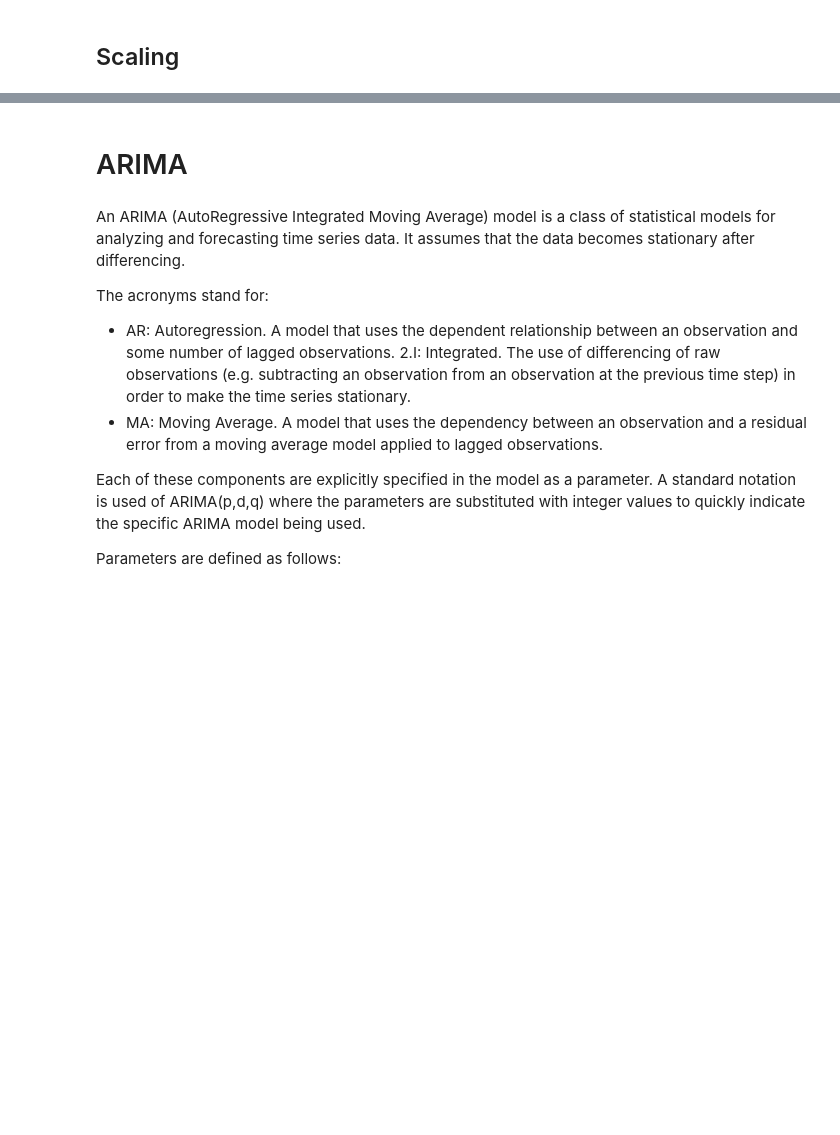
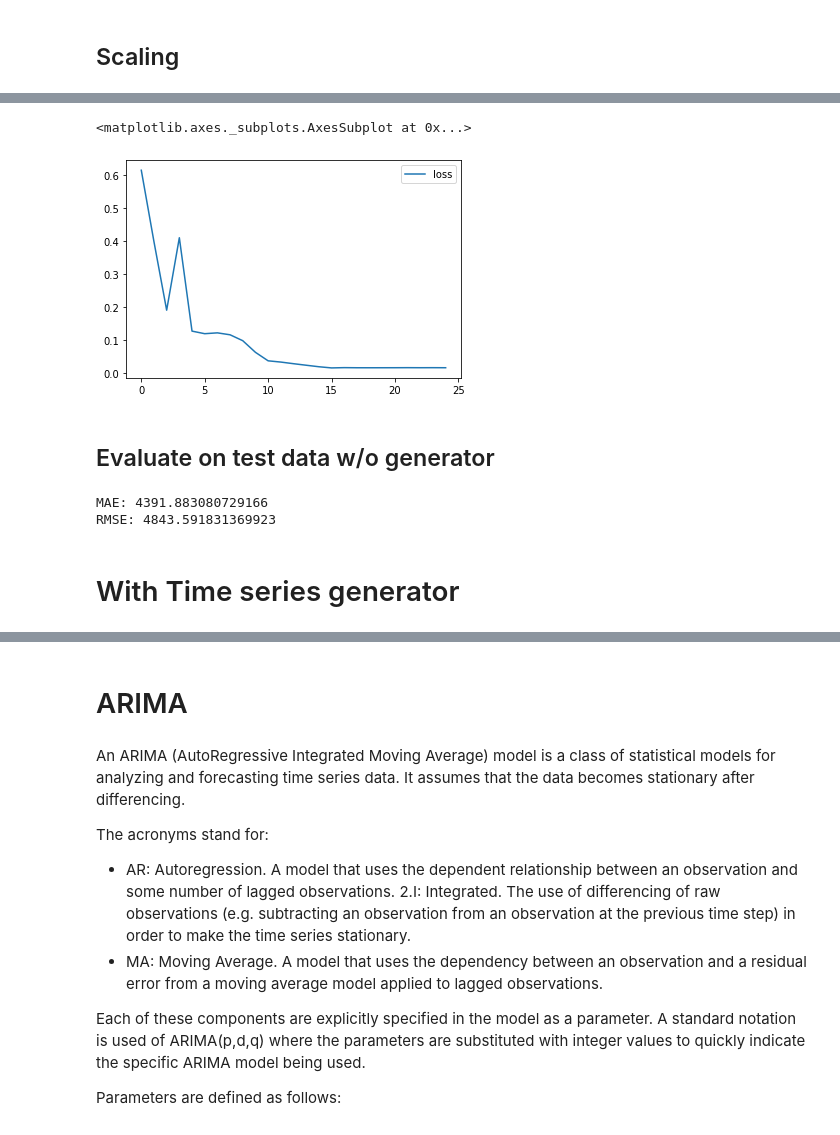
Before and after one commit to HongPhuMagic/ML-Project-3-Bitcoin, a Jupyter notebook: BTC.ipynb, the cells around one changed output, grey strips where cells are left out. Cells and saved outputs as stored; diff of their text form; code cells hidden in the pictures; blank space fills up the shorter version.

```diff
--- a/BTC.ipynb
+++ b/BTC.ipynb
@@ -209,0 +144,26 @@ test_scaled = scale.transform(test)
+# %%
+from sklearn.metrics import mean_absolute_error, mean_squared_error, r2_score
+
+X_train = train.index
+y_train = train_scaled
+X_test = test.index
+y_test = scale.inverse_transform(test_scaled)
+
+X_train = np.array(X_train)
+X_test = np.array(X_test)
+y_test = np.array(y_test)
+y_train = np.array(y_train)
+
+
+X_train = X_train.reshape(X_train.shape[0], 1, 1)
+X_test = X_test.reshape(X_test.shape[0], 1, 1)
+# %%
+nt_model = Sequential()
+
+nt_model.add(LSTM(100, activation='relu', input_shape=(None,1)))
+
+nt_model.add(Dense(1))
+
+nt_model.compile(optimizer='adam', loss='mse')
+# %%
+nt_model.fit(X_train, y_train, epochs=25, batch_size=1)
@@ -209,0 +189,23 @@ test_scaled = scale.transform(test)
+# %%
+lossess = pd.DataFrame(nt_model.history.history)
+lossess.plot()
+# %% [output]
+<matplotlib.axes._subplots.AxesSubplot at 0x...>
+[figure, added]
+# %% [markdown]
+## Evaluate on test data w/o generator
+# %%
+nt_model_pred = nt_model.predict(X_test)
+# Since the true predictions are scaled, we need to unscale it to compare with the test set that we separated earlier
+true_predictionss = scale.inverse_transform(nt_model_pred)
+
+print('MAE:', mean_absolute_error(y_test, true_predictionss))
+print('RMSE:', np.sqrt(mean_squared_error(y_test, true_predictionss)))
+
+# Creates a new column 'Predictions' onto the test set
+test['Predictions w/o generator'] = true_pred
+# %% [output]
+MAE: 4391.883080729166
+RMSE: 4843.591831369923
+# %% [markdown]
+# With Time series generator
```
Also changed, not shown: parts of 33 cells of this notebook.
